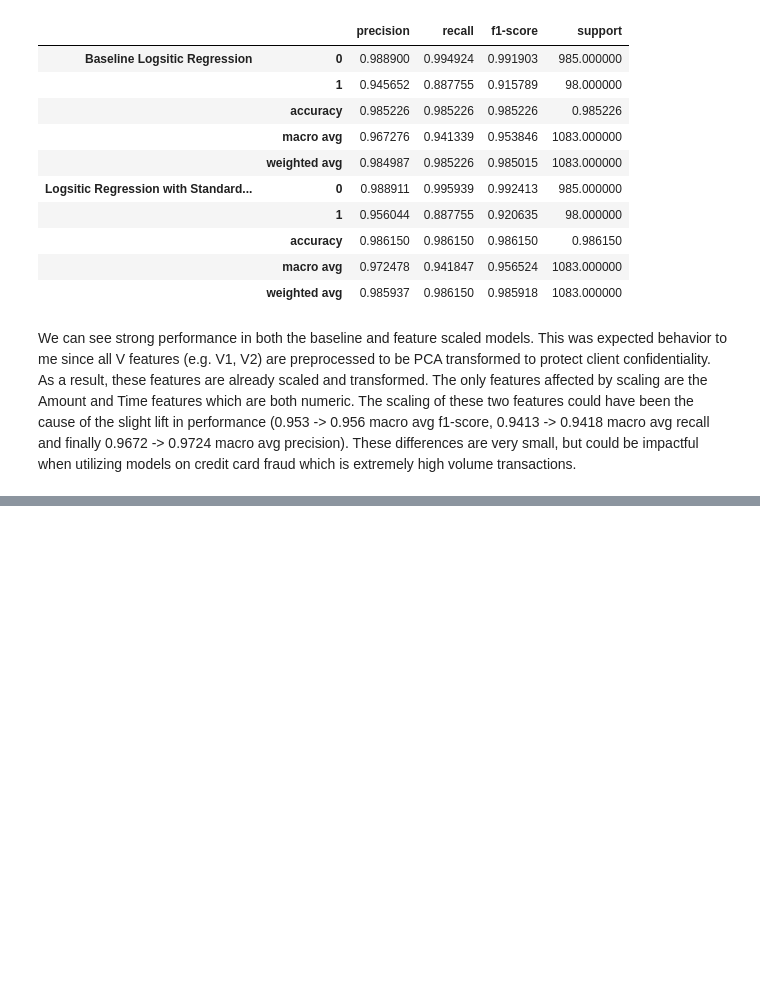
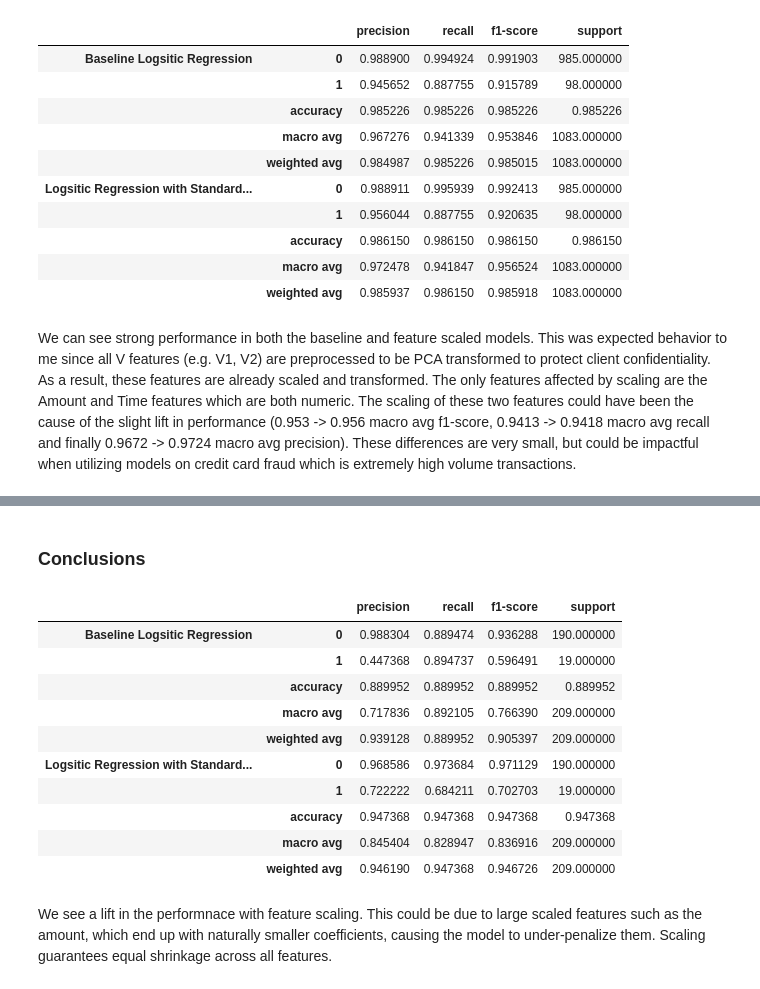
Before and after one commit to calebhadley1/DX799-capstone, a Jupyter notebook: Week4.ipynb, the cells around one changed output, grey strips where cells are left out. Drawn from its saved outputs; the diff is of its cells as text; code cells hidden in the pictures; blank space fills up the shorter version.

```diff
--- a/Week4.ipynb
+++ b/Week4.ipynb
@@ -133,0 +352,4 @@ We can see strong performance in both the baseline and feature scaled models. Th
+# %%
+model = LogisticRegression(random_state=random_state) # Default max_iter was not converging
+# %%
+model.fit(X_train_scaled, y_train)
@@ -133,0 +358,9 @@ We can see strong performance in both the baseline and feature scaled models. Th
+# %%
+y_pred = model.predict(X_test_scaled)
+# %%
+report = classification_report(y_true=y_test, y_pred=y_pred, output_dict=True)
+df_temp = pd.DataFrame(report).transpose()
+classification_reports.append(df_temp)
+classification_report_keys.append('Logsitic Regression with Standard Scaling')
+
+print(classification_report(y_true=y_test, y_pred=y_pred))
@@ -133,0 +376,18 @@ We can see strong performance in both the baseline and feature scaled models. Th
+# %% [markdown]
+### Conclusions
+# %%
+pd.concat(classification_reports, keys=classification_report_keys)
+# %% [output]
+|  |  | precision | recall | f1-score | support |
+| Baseline Logsitic Regression | 0 | 0.988304 | 0.889474 | 0.936288 | 190.000000 |
+|  | 1 | 0.447368 | 0.894737 | 0.596491 | 19.000000 |
+|  | accuracy | 0.889952 | 0.889952 | 0.889952 | 0.889952 |
+|  | macro avg | 0.717836 | 0.892105 | 0.766390 | 209.000000 |
+|  | weighted avg | 0.939128 | 0.889952 | 0.905397 | 209.000000 |
+| Logsitic Regression with Standard... | 0 | 0.968586 | 0.973684 | 0.971129 | 190.000000 |
+|  | 1 | 0.722222 | 0.684211 | 0.702703 | 19.000000 |
+|  | accuracy | 0.947368 | 0.947368 | 0.947368 | 0.947368 |
+|  | macro avg | 0.845404 | 0.828947 | 0.836916 | 209.000000 |
+|  | weighted avg | 0.946190 | 0.947368 | 0.946726 | 209.000000 |
+# %% [markdown]
+We see a lift in the performnace with feature scaling. This could be due to large scaled features such as the amount, which end up with naturally smaller coefficients, causing the model to under-penalize them. Scaling guarantees equal shrinkage across all features.
```
Also changed, not shown: parts of 47 cells of this notebook.
